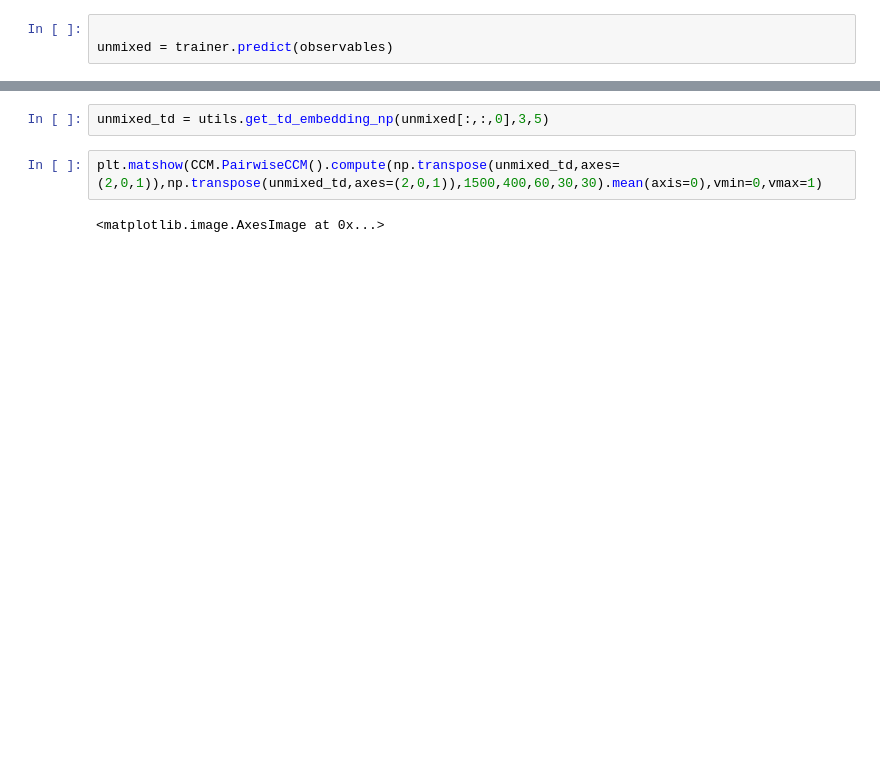
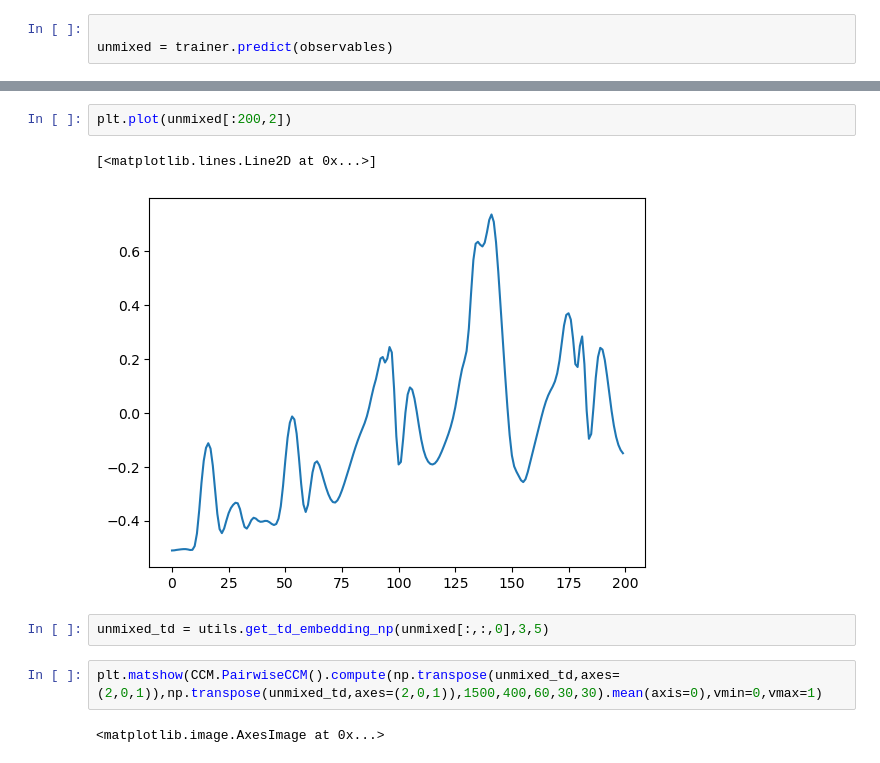
Before and after one commit to z7743/manifold_learning, a Jupyter notebook: notebooks/IMD_1D usage example.ipynb, the cells around one changed output, grey strips where cells are left out. Saved outputs shown, nothing was run; the diff lists cells and outputs as text; blank space fills up the shorter version.

```diff
--- a/notebooks/IMD_1D usage example.ipynb
+++ b/notebooks/IMD_1D usage example.ipynb
@@ -69,3 +72,8 @@ for i in range(unmixed.shape[1]):
+# %%
+plt.plot(unmixed[:200,2])
+# %% [output]
+[<matplotlib.lines.Line2D at 0x...>]
+[figure, added]
 # %%
 unmixed_td = utils.get_td_embedding_np(unmixed[:,:,0],3,5)
 # %%
```
Also changed, not shown: parts of 9 cells of this notebook, 1 other file.
